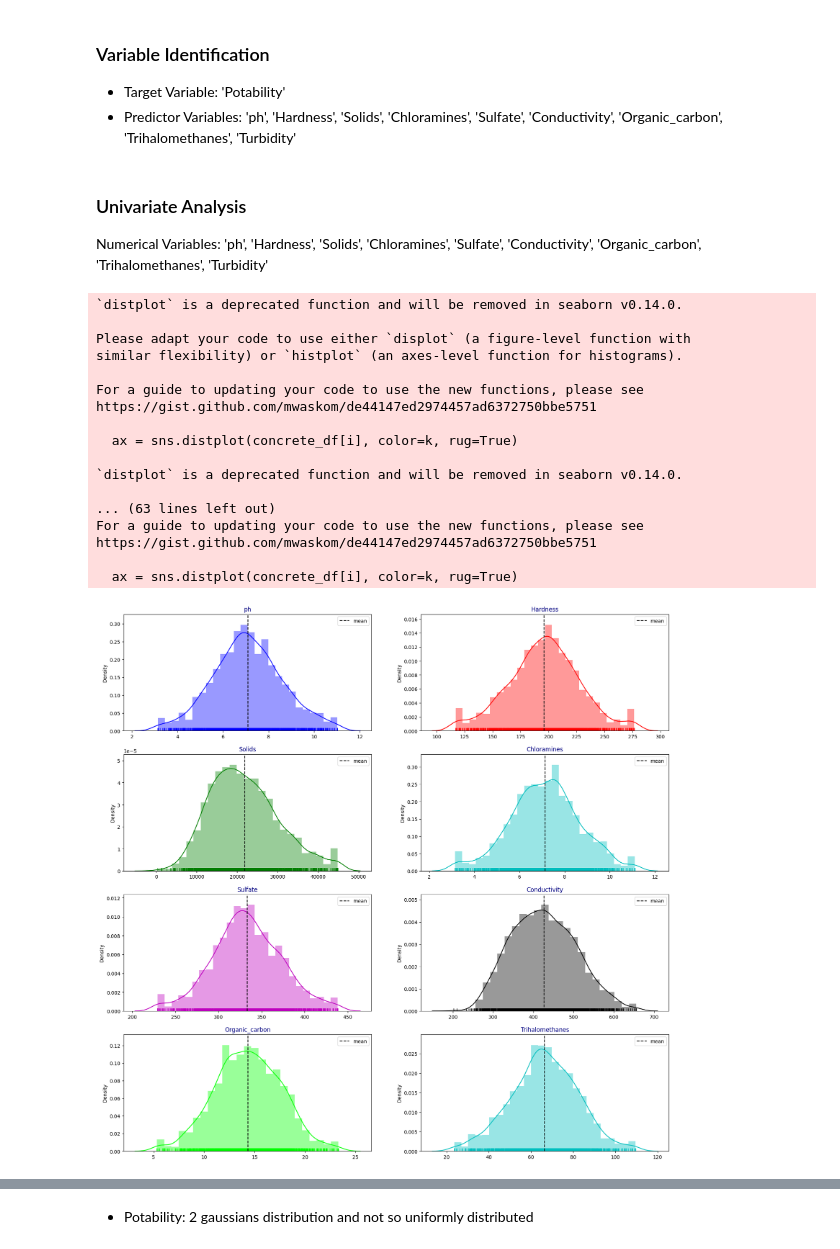
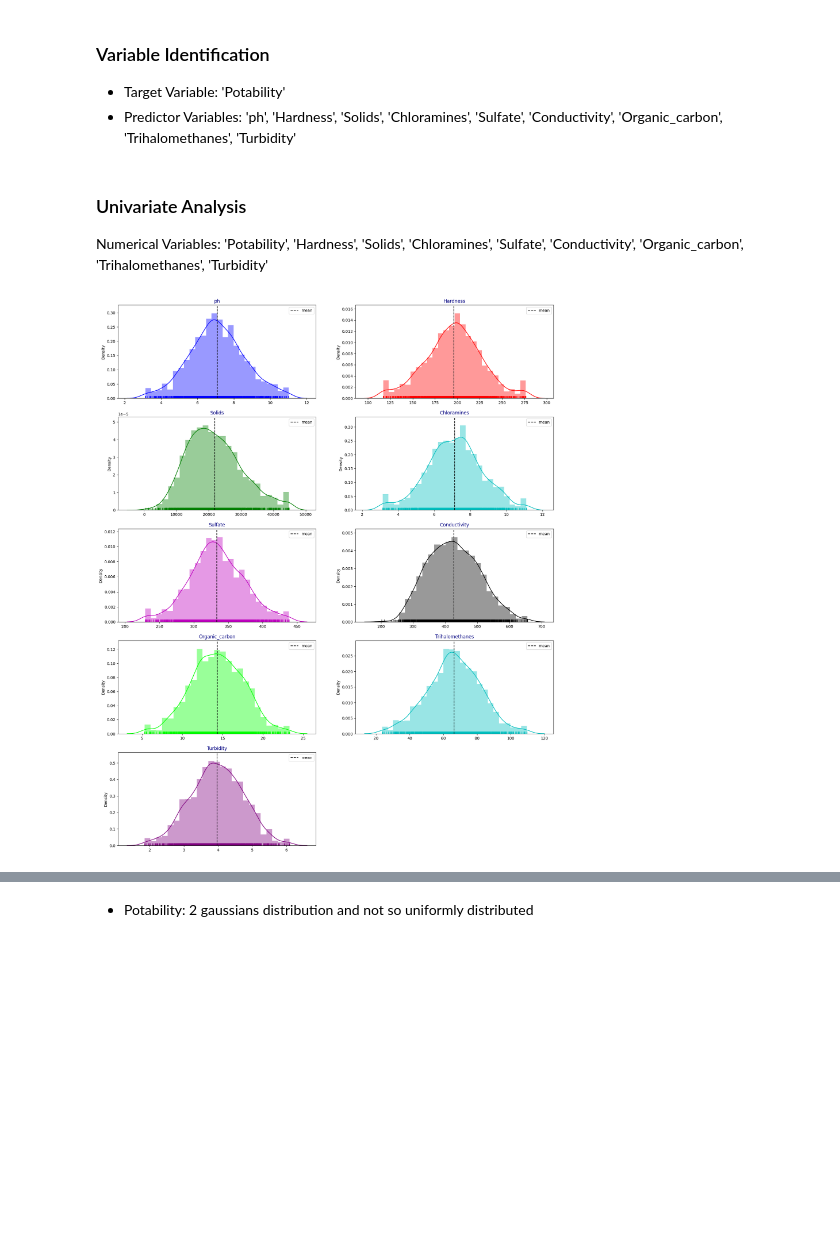
Before and after one commit to cobeo2004/COS40007, a Jupyter notebook: studio-1/studio_1.ipynb, the cells around one changed output, grey strips where cells are left out. Cells and saved outputs as stored; diff of their text form; code cells hidden in the pictures; blank space fills up the shorter version.

```diff
--- a/studio-1/studio_1.ipynb
+++ b/studio-1/studio_1.ipynb
@@ -44,7 +26,7 @@ pd.options.display.float_format = '{:.7f}'.format
 ### Read and get data information
 # %%
 CURR_PATH = os.getcwd()
-raw_df = pd.read_csv(CURR_PATH + '/datasets/water_potability.csv')
+raw_df = pd.read_csv(CURR_PATH + '/water_potability.csv')
 concrete_df = raw_df.copy()
 concrete_df.head()
 # %% [output]
@@ -259,41 +241,24 @@ concrete_df.describe().T
 - Predictor Variables: 'ph', 'Hardness', 'Solids', 'Chloramines', 'Sulfate', 'Conductivity', 'Organic_carbon', 'Trihalomethanes', 'Turbidity'
 # %% [markdown]
 ### Univariate Analysis
-Numerical Variables: 'ph', 'Hardness', 'Solids', 'Chloramines', 'Sulfate', 'Conductivity', 'Organic_carbon', 'Trihalomethanes', 'Turbidity'
+Numerical Variables: 'Potability', 'Hardness', 'Solids', 'Chloramines', 'Sulfate', 'Conductivity', 'Organic_carbon', 'Trihalomethanes', 'Turbidity'
 # %%
 COLS_WITHOUT_TARGET = [c for c in concrete_df.columns if c != 'Potability']
 length = len(COLS_WITHOUT_TARGET)
-cs = ["b","r","g","c","m","k","lime","c"]
+cs = ["b","r","g","c","m","k","lime","c", "purple"]
 fig = plt.figure(figsize=(20, 25))
 
 # Create a 5x2 subplot grid to fit 9 plots (with one empty spot)
 for i, j, k in zip(COLS_WITHOUT_TARGET, range(length), cs):
     # Use 5x2 grid instead of 4x2 to avoid the "num must be <= 8" error
     plt.subplot(5, 2, j+1)
     ax = sns.distplot(concrete_df[i], color=k, rug=True)
     ax.set_facecolor("w")
     plt.axvline(concrete_df[i].mean(), linestyle="dashed", label="mean", color="k")
     plt.legend(loc="best")
     plt.title(i, color="navy")
     plt.xlabel("")
 plt.show()
 # %% [output]
-`distplot` is a deprecated function and will be removed in seaborn v0.14.0.
-
-Please adapt your code to use either `displot` (a figure-level function with
-similar flexibility) or `histplot` (an axes-level function for histograms).
-
-For a guide to updating your code to use the new functions, please see
-https://gist.github.com/mwaskom/de44147ed2974457ad6372750bbe5751
-
-  ax = sns.distplot(concrete_df[i], color=k, rug=True)
-
-`distplot` is a deprecated function and will be removed in seaborn v0.14.0.
-
-... (63 lines left out)
-For a guide to updating your code to use the new functions, please see
-https://gist.github.com/mwaskom/de44147ed2974457ad6372750bbe5751
-
-  ax = sns.distplot(concrete_df[i], color=k, rug=True)
-[figure, old version]
+[figure, new version]
 # %% [markdown]
```
Also changed, not shown: parts of 10 cells of this notebook.
